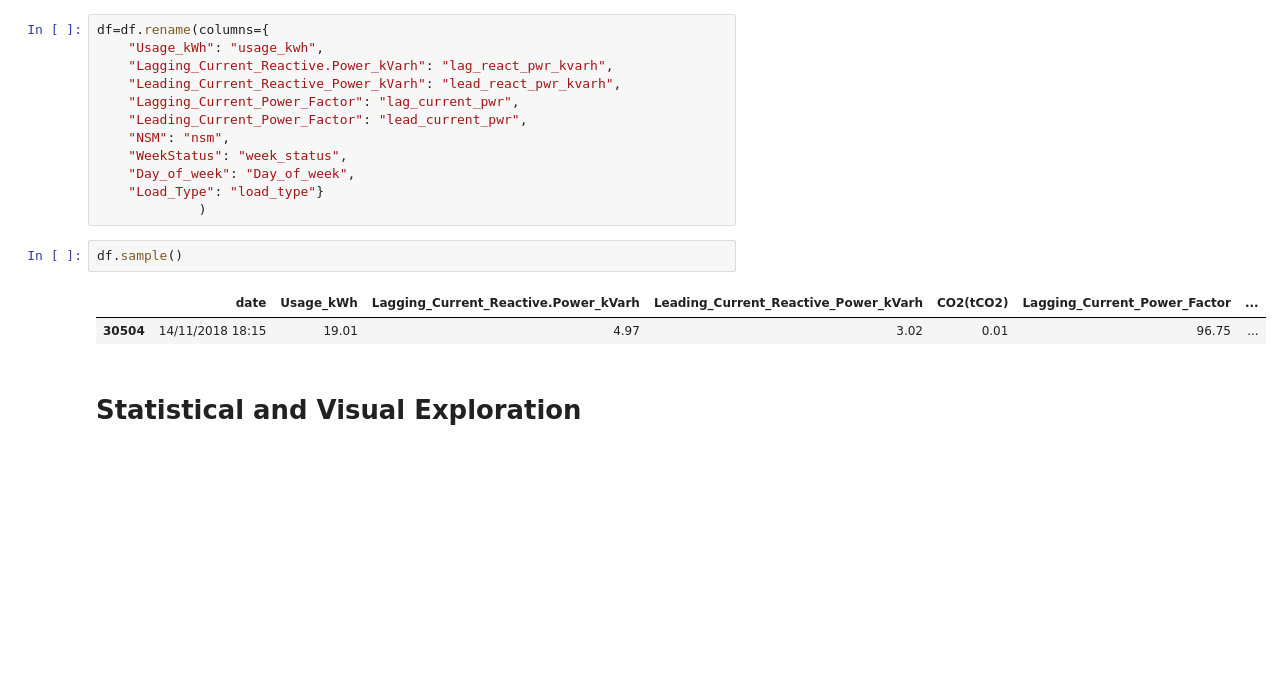
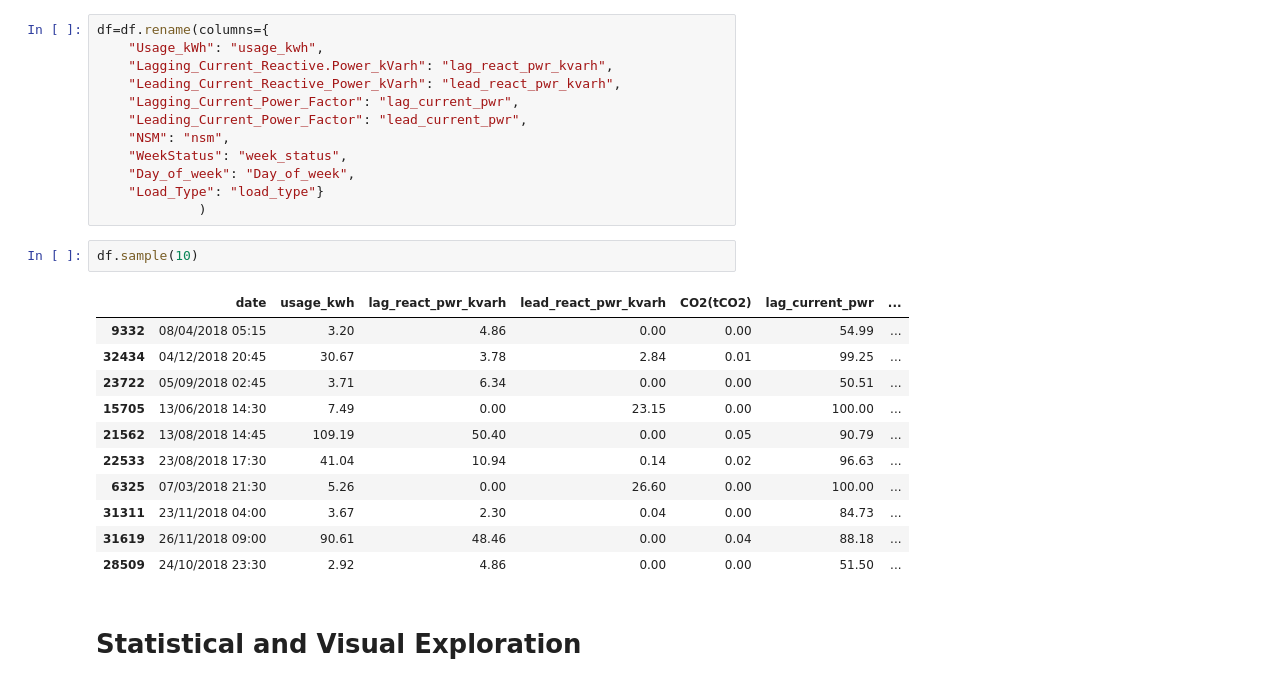
Before and after one commit to zaccowan/MLA_ZSC, a Jupyter notebook: MLA2_ZSC.ipynb, the cells around one changed output. Drawn from its saved outputs; the diff is of its cells as text; blank space fills up the shorter version.

```diff
--- a/MLA2_ZSC.ipynb
+++ b/MLA2_ZSC.ipynb
@@ -45,9 +43,18 @@ df=df.rename(columns={
     "Load_Type": "load_type"}
              )
 # %%
-df.sample()
+df.sample(10)
 # %% [output]
-|  | date | Usage_kWh | Lagging_Current_Reactive.Power_kVarh | Leading_Current_Reactive_Power_kVarh | CO2(tCO2) | Lagging_Current_Power_Factor | ... |
-| 30504 | 14/11/2018 18:15 | 19.01 | 4.97 | 3.02 | 0.01 | 96.75 | ... |
+|  | date | usage_kwh | lag_react_pwr_kvarh | lead_react_pwr_kvarh | CO2(tCO2) | lag_current_pwr | ... |
+| 9332 | 08/04/2018 05:15 | 3.20 | 4.86 | 0.00 | 0.00 | 54.99 | ... |
+| 32434 | 04/12/2018 20:45 | 30.67 | 3.78 | 2.84 | 0.01 | 99.25 | ... |
+| 23722 | 05/09/2018 02:45 | 3.71 | 6.34 | 0.00 | 0.00 | 50.51 | ... |
+| 15705 | 13/06/2018 14:30 | 7.49 | 0.00 | 23.15 | 0.00 | 100.00 | ... |
+| 21562 | 13/08/2018 14:45 | 109.19 | 50.40 | 0.00 | 0.05 | 90.79 | ... |
+| 22533 | 23/08/2018 17:30 | 41.04 | 10.94 | 0.14 | 0.02 | 96.63 | ... |
+| 6325 | 07/03/2018 21:30 | 5.26 | 0.00 | 26.60 | 0.00 | 100.00 | ... |
+| 31311 | 23/11/2018 04:00 | 3.67 | 2.30 | 0.04 | 0.00 | 84.73 | ... |
+| 31619 | 26/11/2018 09:00 | 90.61 | 48.46 | 0.00 | 0.04 | 88.18 | ... |
+| 28509 | 24/10/2018 23:30 | 2.92 | 4.86 | 0.00 | 0.00 | 51.50 | ... |
 # %% [markdown]
 # Statistical and Visual Exploration
```
Also changed, not shown: parts of 11 cells of this notebook.
